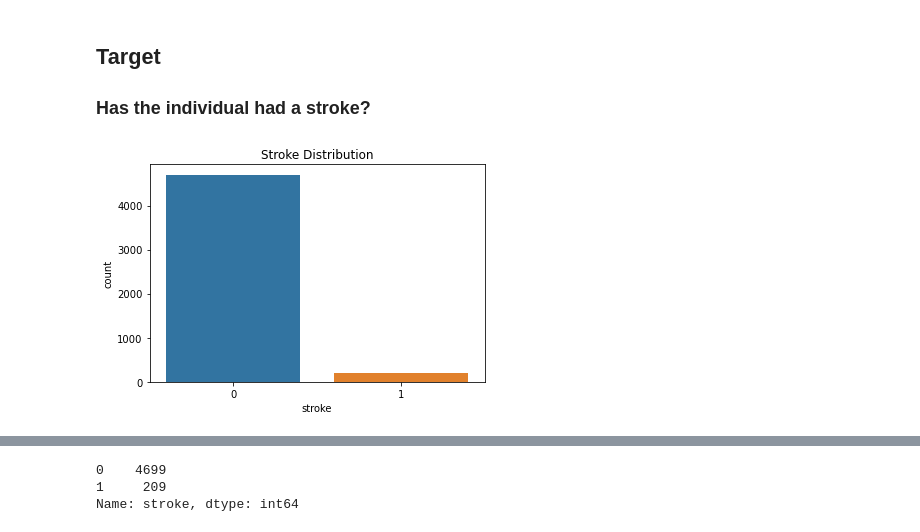
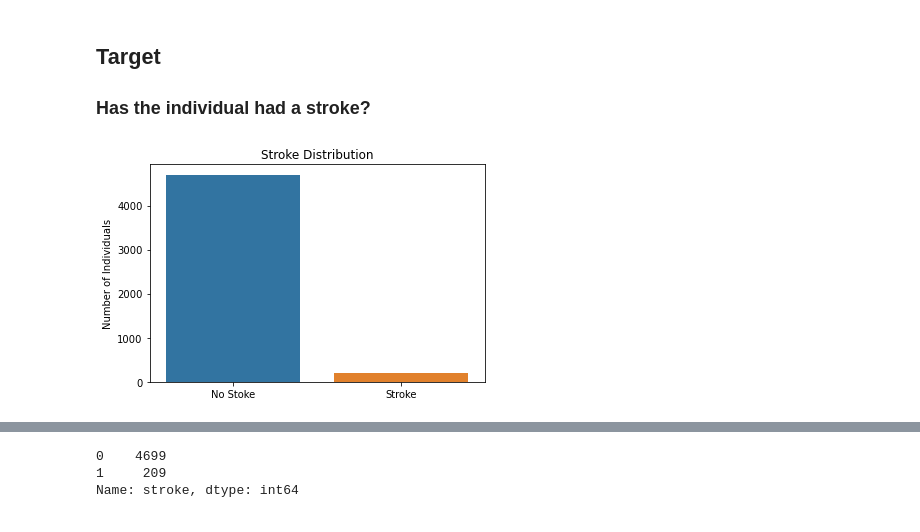
Before and after one commit to alexander-billings/stroke_prediction, a Jupyter notebook: Stroke_Prediction.ipynb, the cells around one changed output, grey strips where cells are left out. Cells and saved outputs as stored; diff of their text form; code cells hidden in the pictures.

Commit message:
Cleaned up visualizations

```diff
--- a/Stroke_Prediction.ipynb
+++ b/Stroke_Prediction.ipynb
@@ -438,6 +467,9 @@ Smoking Status Observations:
 ### Has the individual had a stroke?
 # %%
 sns.countplot(data = df, x = 'stroke')
+plt.xticks(ticks=[0, 1], labels=['No Stoke', 'Stroke'])
+plt.xlabel("")
+plt.ylabel("Number of Individuals")
 plt.title("Stroke Distribution");
 # %% [output]
-[figure, old version]
+[figure, new version]
```
Also changed, not shown: parts of 6 cells of this notebook.
